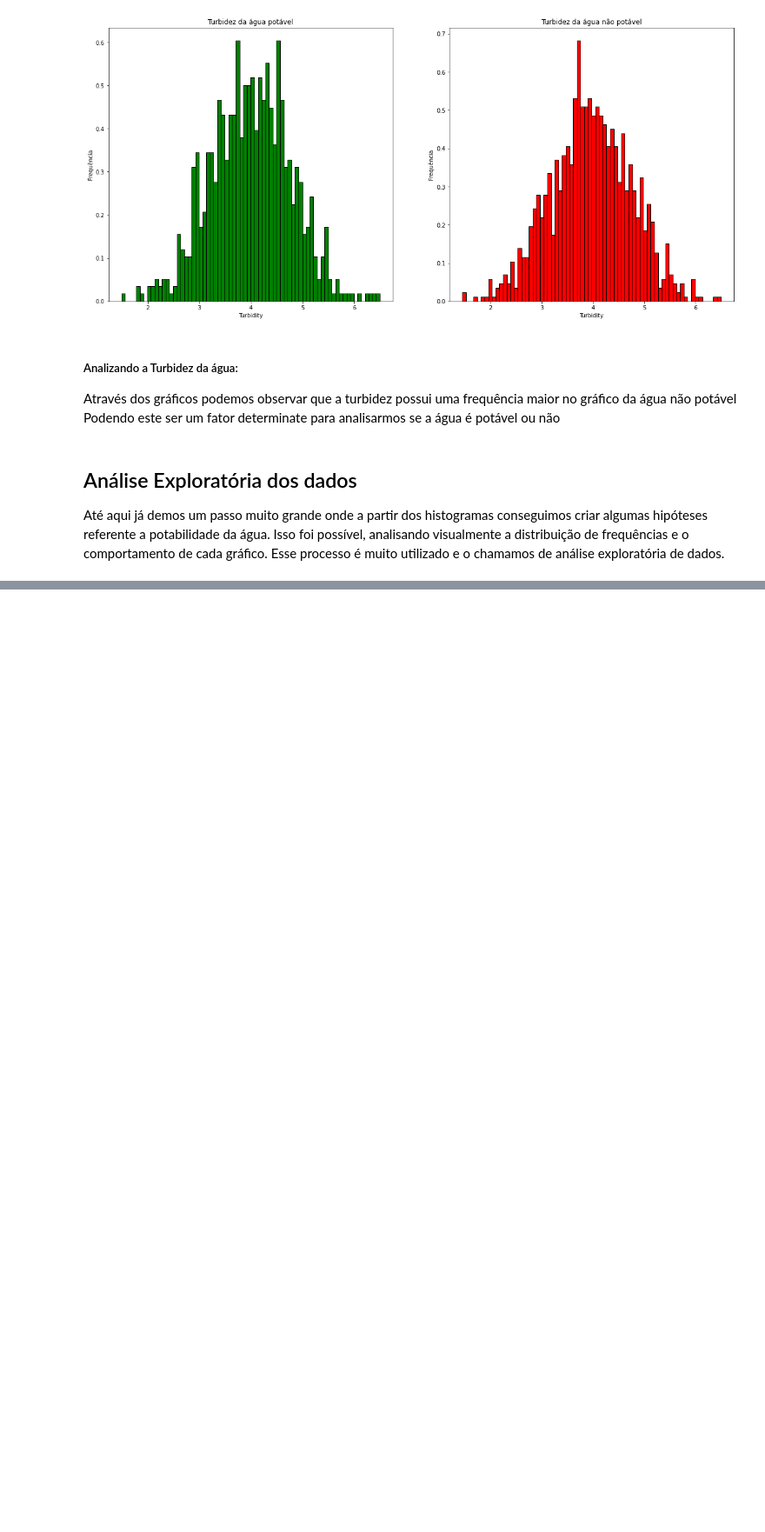
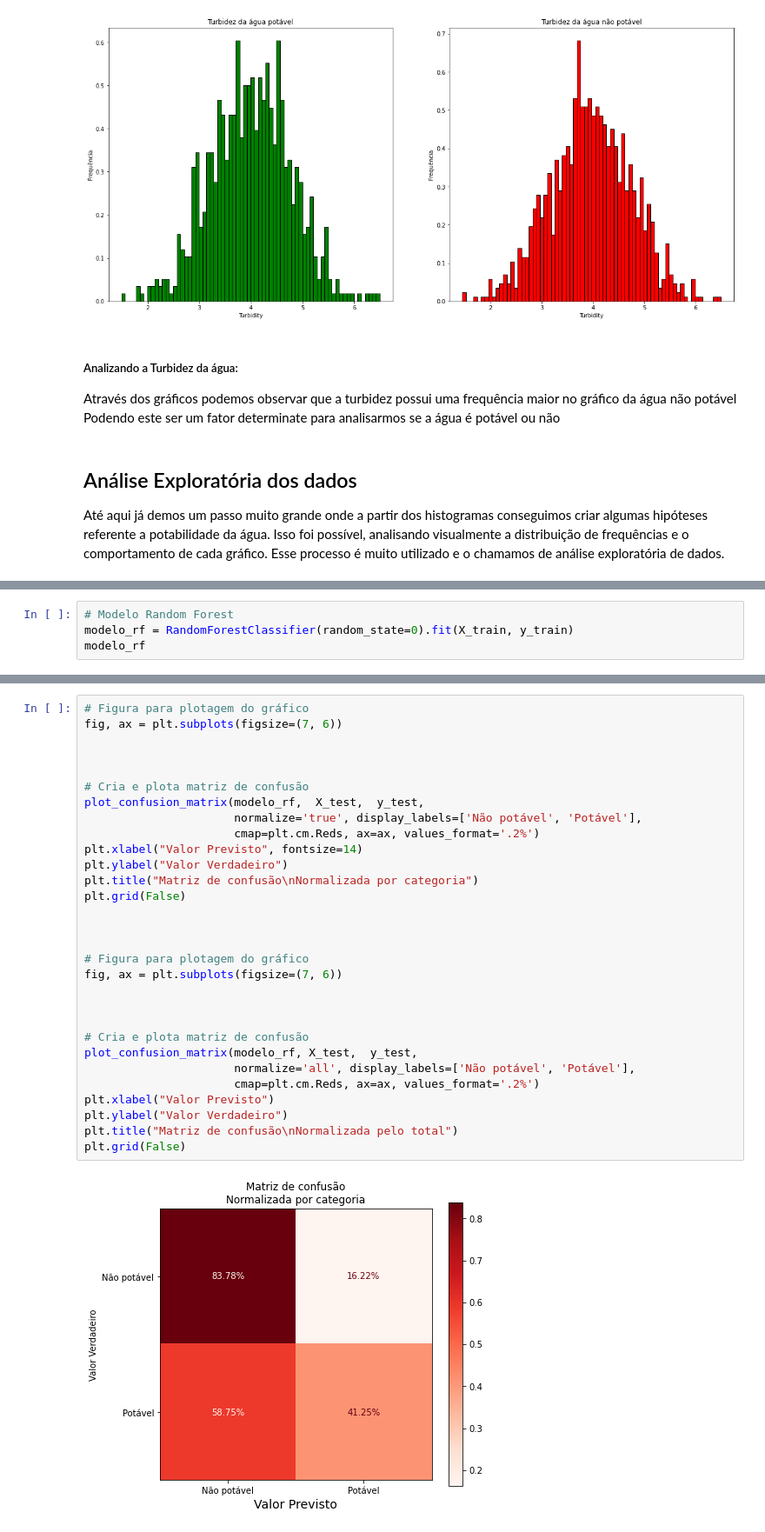
Before and after one commit to ykarodeandrade/datascience, a Jupyter notebook: projeto_2.ipynb, the cells around one changed output, grey strips where cells are left out. Shown: that part at 87% size. Saved outputs shown, nothing was run; the diff lists cells and outputs as text; blank space fills up the shorter version.

```diff
--- a/projeto_2.ipynb
+++ b/projeto_2.ipynb
@@ -380,0 +713,4 @@ Até aqui já demos um passo muito grande onde a partir dos histogramas consegui
+# %%
+# Modelo Random Forest
+modelo_rf = RandomForestClassifier(random_state=0).fit(X_train, y_train)
+modelo_rf
@@ -380,0 +749,32 @@ Até aqui já demos um passo muito grande onde a partir dos histogramas consegui
+# %%
+# Figura para plotagem do gráfico
+fig, ax = plt.subplots(figsize=(7, 6))
+
+
+
+# Cria e plota matriz de confusão
+plot_confusion_matrix(modelo_rf,  X_test,  y_test,
+                      normalize='true', display_labels=['Não potável', 'Potável'],
+                      cmap=plt.cm.Reds, ax=ax, values_format='.2%')
+plt.xlabel("Valor Previsto", fontsize=14)
+plt.ylabel("Valor Verdadeiro")
+plt.title("Matriz de confusão\nNormalizada por categoria")
+plt.grid(False)
+
+
+
+# Figura para plotagem do gráfico
+fig, ax = plt.subplots(figsize=(7, 6))
+
+
+
+# Cria e plota matriz de confusão
+plot_confusion_matrix(modelo_rf, X_test,  y_test,
+                      normalize='all', display_labels=['Não potável', 'Potável'],
+                      cmap=plt.cm.Reds, ax=ax, values_format='.2%')
+plt.xlabel("Valor Previsto")
+plt.ylabel("Valor Verdadeiro")
+plt.title("Matriz de confusão\nNormalizada pelo total")
+plt.grid(False)
+# %% [output]
+[figure, added]
```
Also changed, not shown: parts of 32 cells of this notebook.
